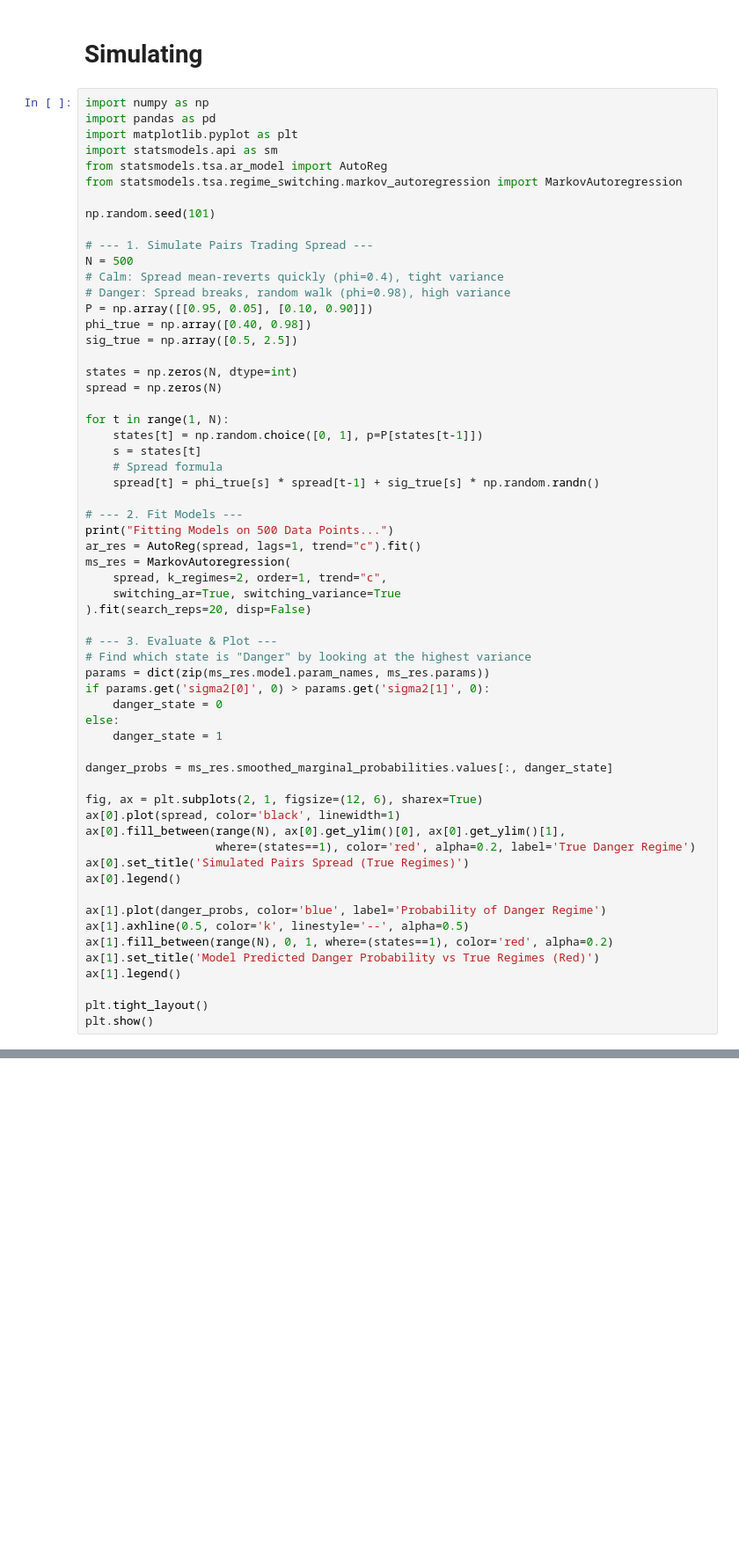
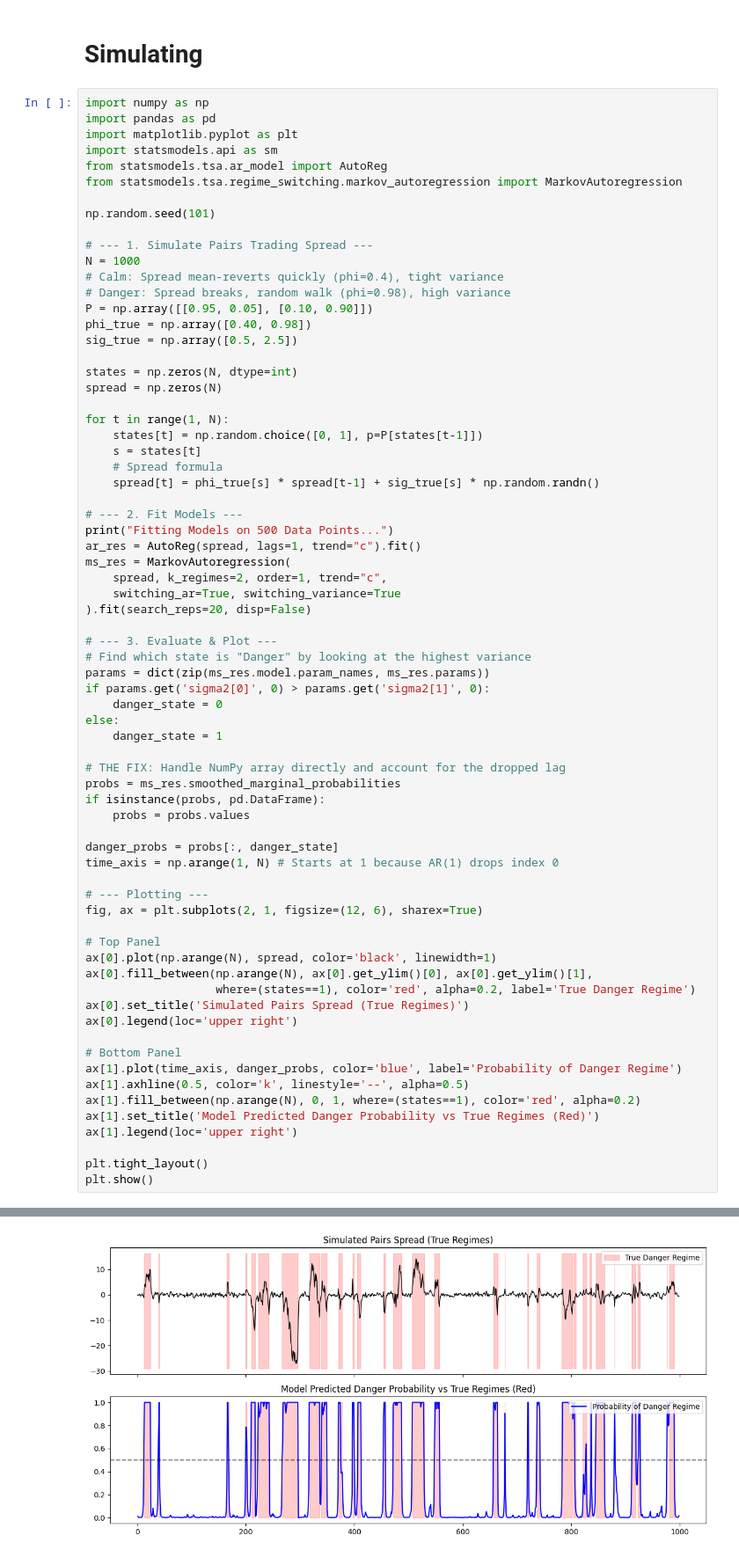
Before and after one commit to egil10/stk-mat2011, a Jupyter notebook: code/tune/markov4.ipynb, the cells around one changed output, grey strips where cells are left out. Shown at 88% size. Cells and saved outputs as stored; diff of their text form; blank space fills up the shorter version.

```diff
--- a/code/tune/markov4.ipynb
+++ b/code/tune/markov4.ipynb
@@ -11,7 +11,7 @@ from statsmodels.tsa.regime_switching.markov_autoregression import MarkovAutoreg
 np.random.seed(101)
 
 # --- 1. Simulate Pairs Trading Spread ---
-N = 500
+N = 1000
 # Calm: Spread mean-reverts quickly (phi=0.4), tight variance
 # Danger: Spread breaks, random walk (phi=0.98), high variance
 P = np.array([[0.95, 0.05], [0.10, 0.90]])
@@ -43,20 +43,31 @@ if params.get('sigma2[0]', 0) > params.get('sigma2[1]', 0):
 else:
     danger_state = 1
 
-danger_probs = ms_res.smoothed_marginal_probabilities.values[:, danger_state]
+# THE FIX: Handle NumPy array directly and account for the dropped lag
+probs = ms_res.smoothed_marginal_probabilities
+if isinstance(probs, pd.DataFrame):
+    probs = probs.values
 
+danger_probs = probs[:, danger_state]
+time_axis = np.arange(1, N) # Starts at 1 because AR(1) drops index 0
+
+# --- Plotting ---
 fig, ax = plt.subplots(2, 1, figsize=(12, 6), sharex=True)
-ax[0].plot(spread, color='black', linewidth=1)
-ax[0].fill_between(range(N), ax[0].get_ylim()[0], ax[0].get_ylim()[1],
+
+# Top Panel
+ax[0].plot(np.arange(N), spread, color='black', linewidth=1)
+ax[0].fill_between(np.arange(N), ax[0].get_ylim()[0], ax[0].get_ylim()[1],
                    where=(states==1), color='red', alpha=0.2, label='True Danger Regime')
 ax[0].set_title('Simulated Pairs Spread (True Regimes)')
-ax[0].legend()
+ax[0].legend(loc='upper right')
 
-ax[1].plot(danger_probs, color='blue', label='Probability of Danger Regime')
+# Bottom Panel
+ax[1].plot(time_axis, danger_probs, color='blue', label='Probability of Danger Regime')
 ax[1].axhline(0.5, color='k', linestyle='--', alpha=0.5)
-ax[1].fill_between(range(N), 0, 1, where=(states==1), color='red', alpha=0.2)
+ax[1].fill_between(np.arange(N), 0, 1, where=(states==1), color='red', alpha=0.2)
 ax[1].set_title('Model Predicted Danger Probability vs True Regimes (Red)')
-ax[1].legend()
+ax[1].legend(loc='upper right')
 
 plt.tight_layout()
 plt.show()
+# %% [output]
@@ -63,2 +75,3 @@ plt.show()
+[figure, added]
 # %%
 import yfinance as yf
```
Also changed, not shown: parts of 2 cells of this notebook, 1 other file.
